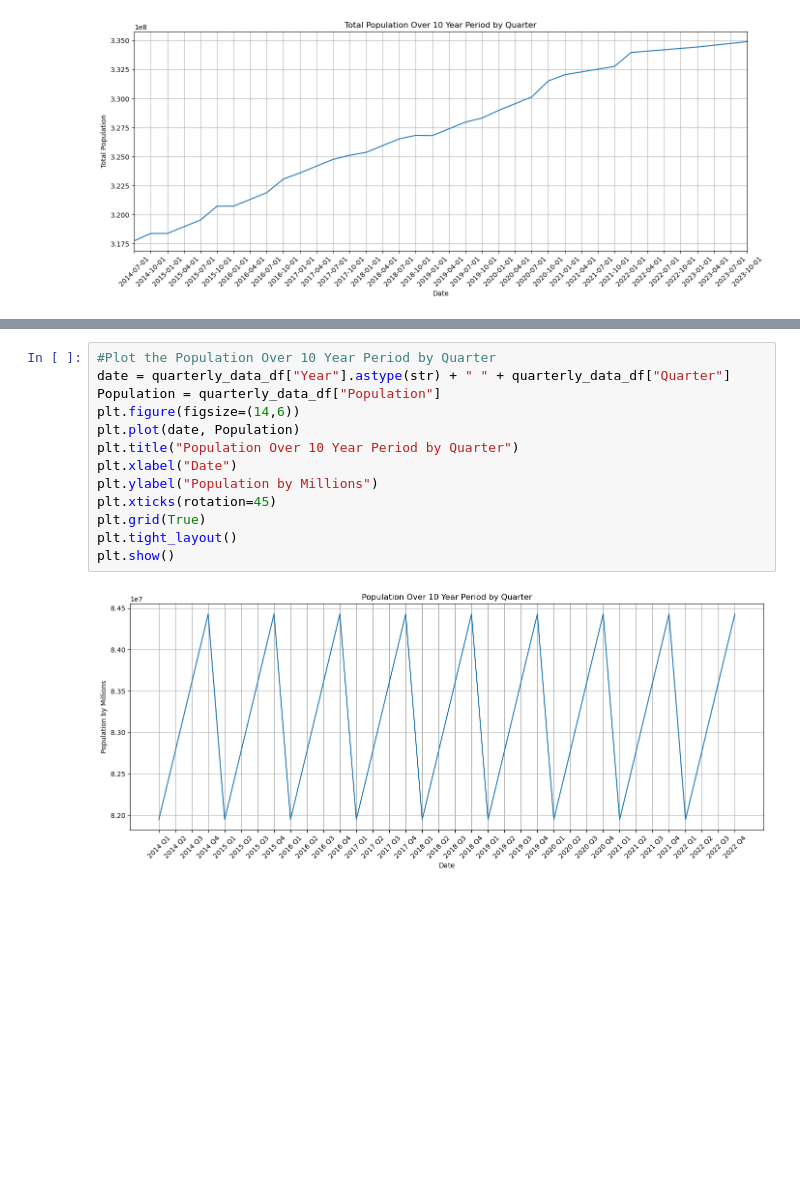
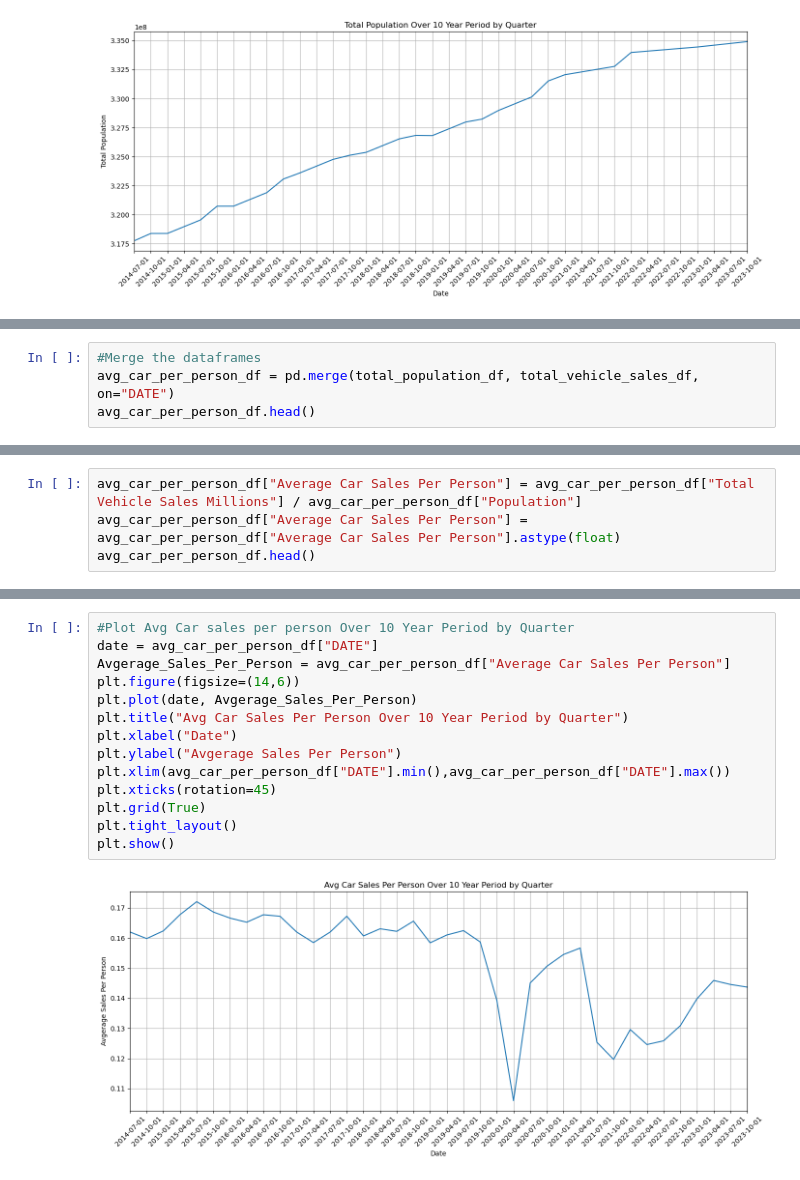
Before and after one commit to Jagar513/project_1_bootcamp, a Jupyter notebook: Automotive Loan Starter Code.ipynb, the cells around one changed output, grey strips where cells are left out. Cells and saved outputs as stored; diff of their text form; blank space fills up the shorter version.

```diff
--- a/Automotive Loan Starter Code.ipynb
+++ b/Automotive Loan Starter Code.ipynb
@@ -390,0 +295,4 @@ Number of rows in the Dataframe: 36
+# %%
+#Merge the dataframes
+avg_car_per_person_df = pd.merge(total_population_df, total_vehicle_sales_df, on="DATE")
+avg_car_per_person_df.head()
@@ -390,0 +306,4 @@ Number of rows in the Dataframe: 36
+# %%
+avg_car_per_person_df["Average Car Sales Per Person"] = avg_car_per_person_df["Total Vehicle Sales Millions"] / avg_car_per_person_df["Population"]
+avg_car_per_person_df["Average Car Sales Per Person"] = avg_car_per_person_df["Average Car Sales Per Person"].astype(float)
+avg_car_per_person_df.head()
@@ -391,15 +317,16 @@ Number of rows in the Dataframe: 36
 # %%
-#Plot the Population Over 10 Year Period by Quarter
-date = quarterly_data_df["Year"].astype(str) + " " + quarterly_data_df["Quarter"]
-Population = quarterly_data_df["Population"]
+#Plot Avg Car sales per person Over 10 Year Period by Quarter
+date = avg_car_per_person_df["DATE"]
+Avgerage_Sales_Per_Person = avg_car_per_person_df["Average Car Sales Per Person"]
 plt.figure(figsize=(14,6))
-plt.plot(date, Population)
-plt.title("Population Over 10 Year Period by Quarter")
+plt.plot(date, Avgerage_Sales_Per_Person)
+plt.title("Avg Car Sales Per Person Over 10 Year Period by Quarter")
 plt.xlabel("Date")
-plt.ylabel("Population by Millions")
+plt.ylabel("Avgerage Sales Per Person")
+plt.xlim(avg_car_per_person_df["DATE"].min(),avg_car_per_person_df["DATE"].max())
 plt.xticks(rotation=45)
 plt.grid(True)
 plt.tight_layout()
 plt.show()
 # %% [output]
-[figure, old version]
+[figure, new version]
```
Also changed, not shown: parts of 9 cells of this notebook.
